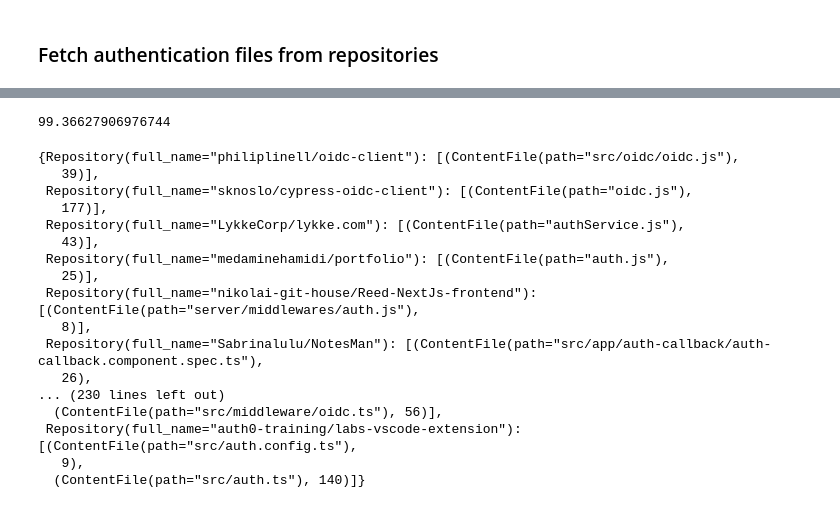
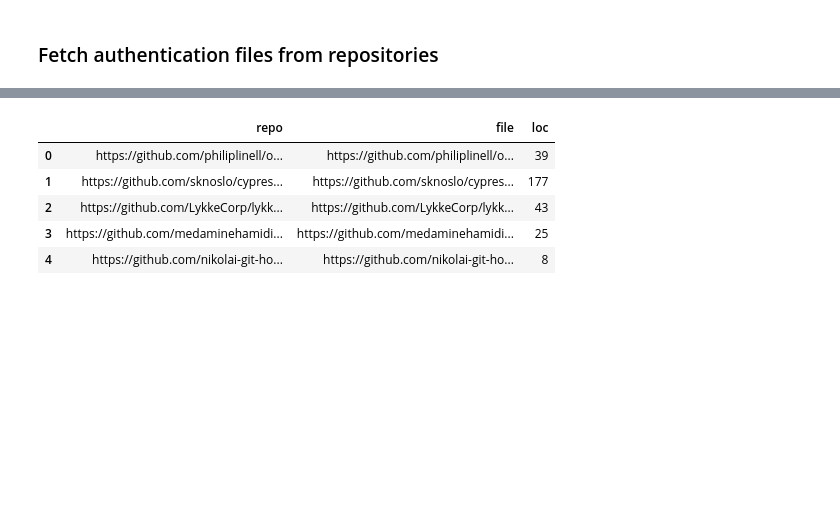
Before and after one commit to sonhal/aitm-data-collection, a Jupyter notebook: aitm_data_collection/AitM-data-collection-notebook.ipynb, the cells around one changed output, grey strips where cells are left out. Drawn from its saved outputs; the diff is of its cells as text; code cells hidden in the pictures; blank space fills up the shorter version.

```diff
--- a/aitm_data_collection/AitM-data-collection-notebook.ipynb
+++ b/aitm_data_collection/AitM-data-collection-notebook.ipynb
@@ -83,30 +95,9 @@ len(filtered_repos)
 # %%
-file_count = 0
-summer = 0
-for repo, files in filtered_repos.items():
-    for file, loc in files:
-        file_count += 1
-        summer += loc
-summer / file_count
+df.head()
 # %% [output]
-99.36627906976744
+|  | repo | file | loc |
+| 0 | https://github.com/philiplinell/o... | https://github.com/philiplinell/o... | 39 |
+| 1 | https://github.com/sknoslo/cypres... | https://github.com/sknoslo/cypres... | 177 |
+| 2 | https://github.com/LykkeCorp/lykk... | https://github.com/LykkeCorp/lykk... | 43 |
+| 3 | https://github.com/medaminehamidi... | https://github.com/medaminehamidi... | 25 |
+| 4 | https://github.com/nikolai-git-ho... | https://github.com/nikolai-git-ho... | 8 |
-# %%
-filtered_repos
-# %% [output]
-{Repository(full_name="philiplinell/oidc-client"): [(ContentFile(path="src/oidc/oidc.js"),
-   39)],
- Repository(full_name="sknoslo/cypress-oidc-client"): [(ContentFile(path="oidc.js"),
-   177)],
- Repository(full_name="LykkeCorp/lykke.com"): [(ContentFile(path="authService.js"),
-   43)],
- Repository(full_name="medaminehamidi/portfolio"): [(ContentFile(path="auth.js"),
-   25)],
- Repository(full_name="nikolai-git-house/Reed-NextJs-frontend"): [(ContentFile(path="server/middlewares/auth.js"),
-   8)],
- Repository(full_name="Sabrinalulu/NotesMan"): [(ContentFile(path="src/app/auth-callback/auth-callback.component.spec.ts"),
-   26),
-... (230 lines left out)
-  (ContentFile(path="src/middleware/oidc.ts"), 56)],
- Repository(full_name="auth0-training/labs-vscode-extension"): [(ContentFile(path="src/auth.config.ts"),
-   9),
-  (ContentFile(path="src/auth.ts"), 140)]}
```
Also changed, not shown: parts of 14 cells of this notebook, 5 other files.
